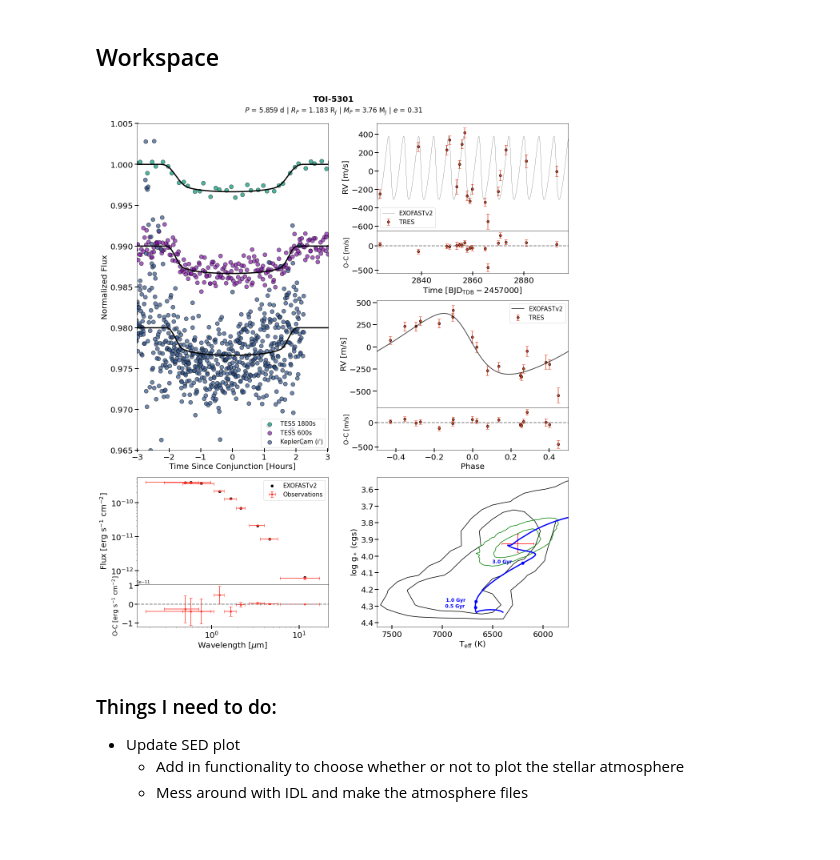
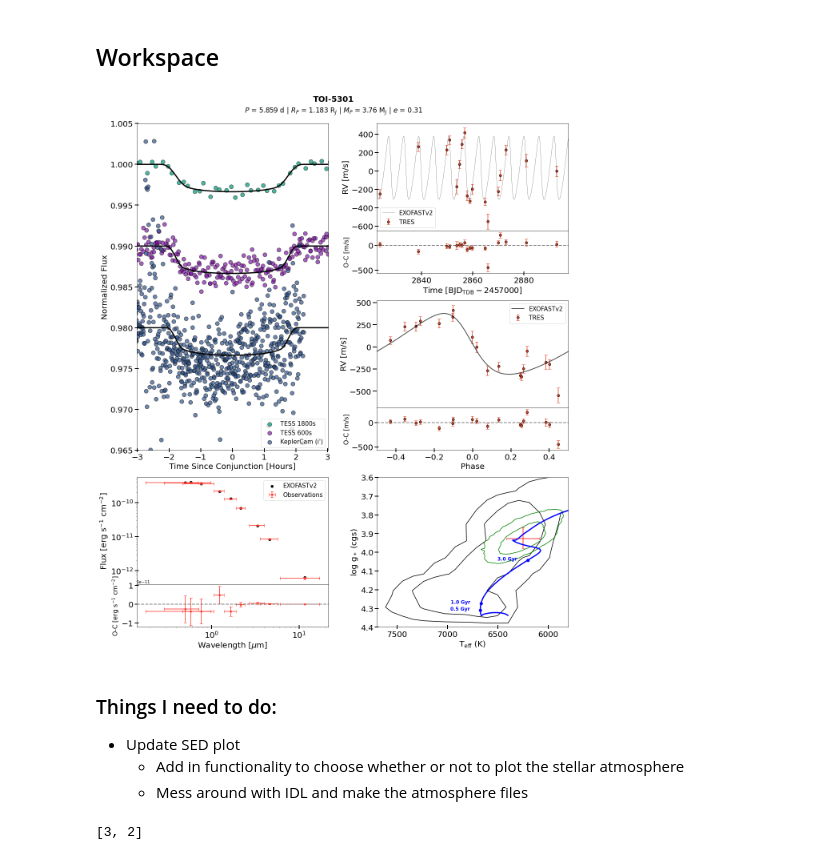
Before and after one commit to jackschulte/system_figure_pipeline, a Jupyter notebook: singleplanetpanel.ipynb, the cells around one changed output. Cells and saved outputs as stored; diff of their text form; code cells hidden in the pictures.

Commit message:
added argument to set MIST plot limits

```diff
--- a/singleplanetpanel.ipynb
+++ b/singleplanetpanel.ipynb
@@ -53,7 +53,8 @@ def t_phase_folded(t, per, t0):
     t_phase_folded = (t - t0)/per - np.floor((t - t0)/per + 0.5) # centers on zero
     return t_phase_folded
 
-def gen1pagefig(object_name, lcnames, rvnames, path = 'data/', file_prefix = '.MIST.SED.', transitplot_ylim = None, transitplot_spacing = None, MIST = False, save = True):
+def gen1pagefig(object_name, lcnames, rvnames, path = 'data/', file_prefix = '.MIST.SED.', transitplot_ylim = None, transitplot_spacing = None, MIST = False, MIST_plotlimits = None,
+                save = True):
     '''
     object_name: a string containing the planet's name. Ex: '1855' for toi-1855
 
@@ -71,6 +72,8 @@ def gen1pagefig(object_name, lcnames, rvnames, path = 'data/', file_prefix = '.M
     transitplot_spacing: custom spacing parameter to separate the lightcurves in the transit plot
 
     MIST: a boolean to determine whether or not the MIST evolution plot is being plotted
+
+    MIST_plotlimits: a dictionary containing the x limits and y limits of the MIST plot. Ex: ([8000, 4000], [5, 2.5])
 
     save: a boolean for whether or not the function should save the figure in a directory named 'output'
     '''
@@ -458,8 +461,12 @@ def gen1pagefig(object_name, lcnames, rvnames, path = 'data/', file_prefix = '.M
         for i in range(len(ref_ages) - 1):
             ax5.text(ref_ages[1][i] + 300, ref_ages[2][i], str(ref_ages[0][i]) + ' Gyr', color='b', fontweight='bold', fontsize=12, zorder=10)
 
-        ax5.set_xlim(teff + 1400, teff - 500)
-        ax5.set_ylim(logg + 0.5, logg - 0.4)
+        if MIST_plotlimits != None:
+            ax5.set_xlim(MIST_plotlimits[0])
+            ax5.set_ylim(MIST_plotlimits[1])
+        else:
+            ax5.set_xlim(teff + 1400, teff - 500)
+            ax5.set_ylim(logg + 0.5, logg - 0.4)
 
         ax5.tick_params(which = 'major', direction = 'inout',labelsize = 20, length = 10, width=2)
 
@@ -479,27 +486,27 @@ def gen1pagefig(object_name, lcnames, rvnames, path = 'data/', file_prefix = '.M
 # %%
 # Lightcurve file names for Cargo 3 targets
 lcnames_1855 = ['TESS 1800', 'Bergeron (r\')', 'MuSCAT2 (g\')', 'MuSCAT2 (i\')', 'MuSCAT2 (r\')', 'MuSCAT2 (z\')', 'DSW (g\')', 'LCO-CTIO (z\')', 'TESS 120', 'SOAR (i\')']
 lcnames_2107 = ['TESS 1800', 'LCO-SSO (i\')', 'TESS 600', 'LCO-SAAO (g\')', 'LCO-SAAO (z\')', 'TRAPPIST-South (B)']
 lcnames_2368 = ['TESS 1800', 'TESS 1800', 'El Sauce (R)', 'Hwd (R)', 'TESS 600', 'LCO-SSO (g\')', 'LCO-SSO (i\')', 'TESS 600', 'SOAR (i\')', 'TESS 120', \
     'TESS 120', 'LCO-CTIO 27s (i\')', 'LCO-CTIO 40s (i\')']
 lcnames_3129 = ['TESS 1800', 'TESS 600', 'Brierfield (R)', 'LCO-CTIO (i\')', 'SOAR (i\')']
 lcnames_3321 = ['TESS 1800', 'TESS 1800', 'LCO-SAAO (z\')']
 lcnames_3894 = ['TESS 1800', 'TESS 1800', 'TESS 1800', 'KeplerCam (i\')', 'TESS 120', 'KeplerCam (B)', 'Acton Sky Portal (R)']
 lcnames_3919 = ['TESS 1800', 'TESS 1800', 'CALOU (R)', 'TESS 120', 'TESS 120', 'KeplerCam (i\')', 'WCO (r\')', 'LCO-McD (i\')']
 lcnames_4153 = ['TESS 1800', 'TESS 1800', 'TESS 1800', 'TESS 1800', 'TESS 1800', 'TESS 120', 'MSU (V) 2022-07-03', 'MSU (V) 2022-08-09', 'CRCAO-KU (B)', 'CRCAO-KU (I)', 'TESS 120', 'TESS 120', 'TESS 120']
 lcnames_5232 = ['TESS 1800', 'TESS 600', 'TESS 600', 'TESS 600', 'TESS 600', 'ULMT (R)', 'LCO-McD (i\')']
 lcnames_5301 = ['TESS 1800', 'TESS 600', 'TESS 600', 'KeplerCam (i\')']
 
 # RV instruments
 rvnames_2107 = ['CHIRON (fiber)', 'CHIRON (slicer)']
 rvnames_3894 = ['NEID', 'TRES']
 
 # Running the pipeline
 object_name = 'TOI-5301'
 rvnames = ['TRES']
-gen1pagefig(object_name, lcnames_5301, rvnames, MIST=True, transitplot_ylim=[0.965, 1.005], transitplot_spacing=0.01, save = True)
+gen1pagefig(object_name, lcnames_5301, rvnames, MIST=True, transitplot_ylim=[0.965, 1.005], transitplot_spacing=0.01, MIST_plotlimits=([7700, 5800], [4.4, 3.6]), save = True)
 # %% [output]
-[figure, old version]
+[figure, new version]
 # %% [markdown]
 ### Things I need to do:
 - Update SED plot
@@ -507,0 +517,4 @@ gen1pagefig(object_name, lcnames_5301, rvnames, MIST=True, transitplot_ylim=[0.9
+# %%
+a[0]
+# %% [output]
+[3, 2]
```
Also changed, not shown: parts of 1 cell of this notebook.
